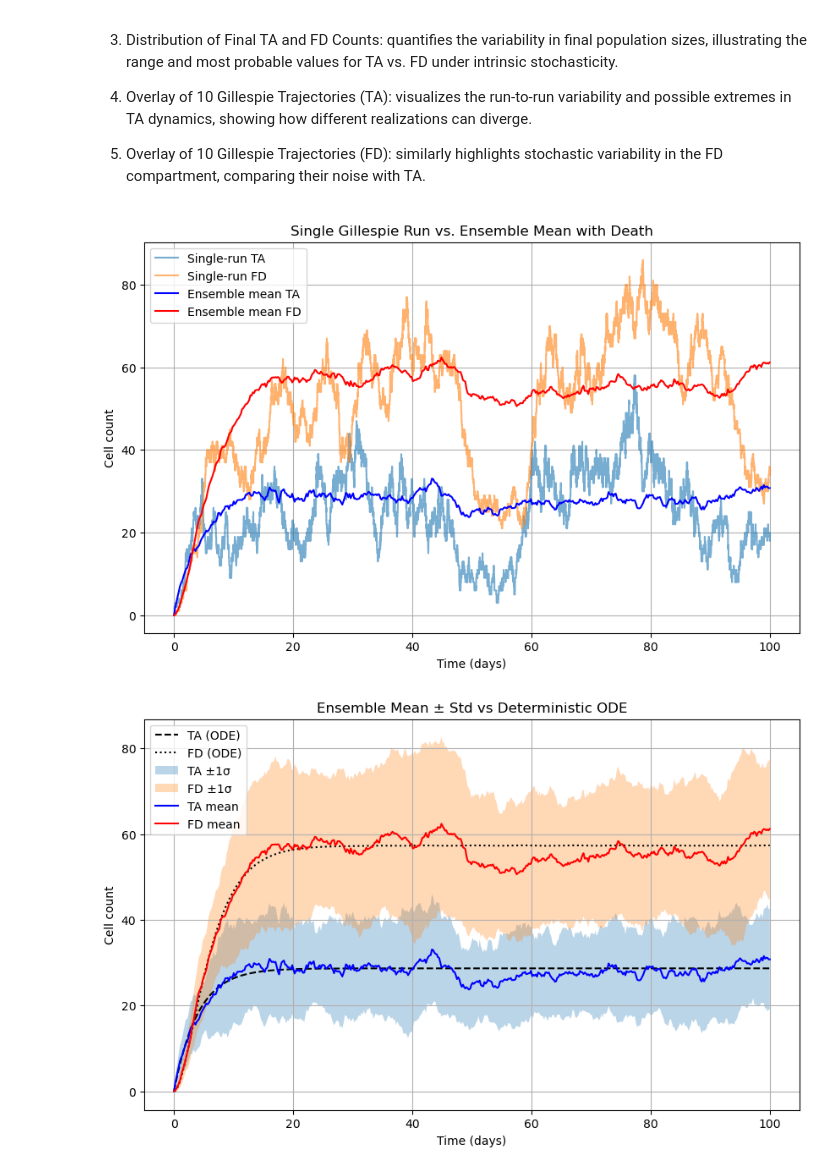
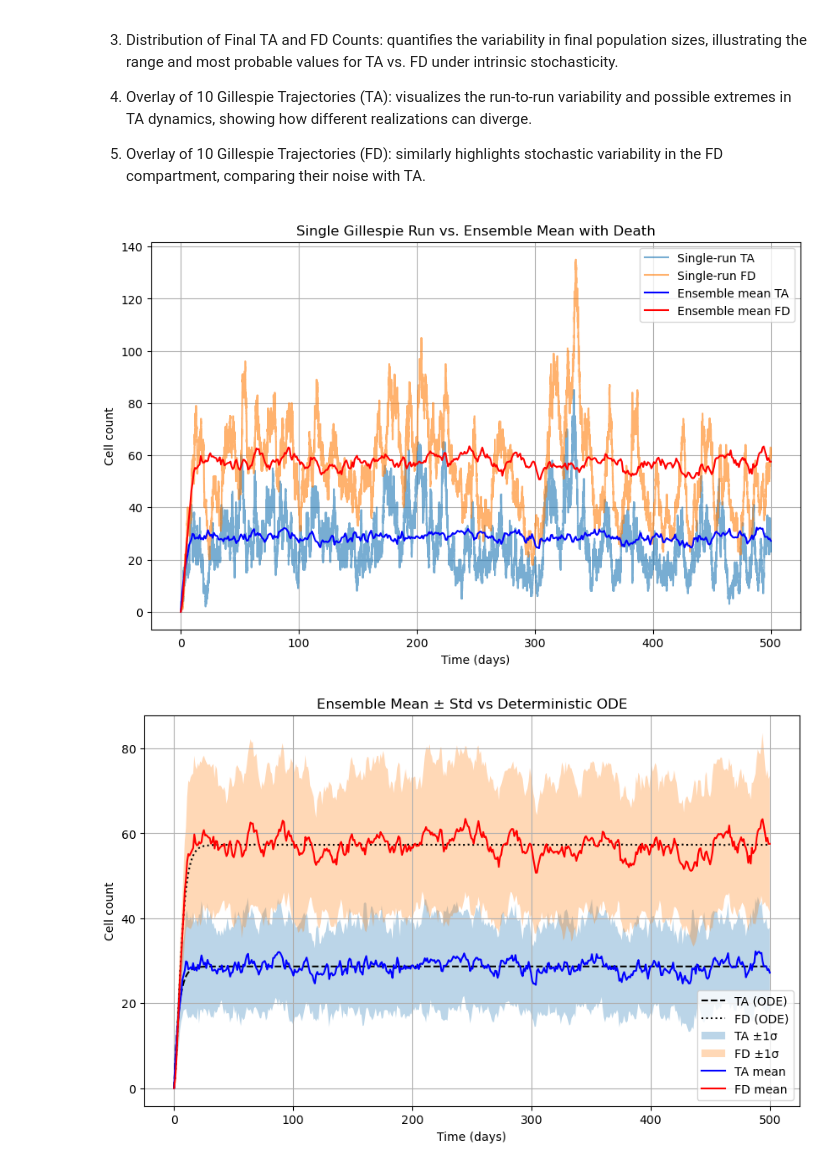
Before and after one commit to anjavogt/WAMM-Cancer-Modeling, a Jupyter notebook: Gillespie.ipynb, the cells around one changed output. Cells and saved outputs as stored; diff of their text form; code cells hidden in the pictures.

```diff
--- a/Gillespie.ipynb
+++ b/Gillespie.ipynb
@@ -298,7 +218,7 @@ def gillespie(Tmax):
     return np.array(times), np.array(TA_hist), np.array(FD_hist), t_abs
 
 # Simulation settings
-Tmax   = 2400    # hours (100 days)
+Tmax   = 12000    # hours (500 days)
 t_eval = np.linspace(0, Tmax, 500)
 n_sims = 50
 
@@ -323,35 +243,35 @@ sol_det = solve_ivp(ode_model, (0, Tmax), [0, 0], t_eval=t_eval)
 # 1) your original plots
 plt.figure(figsize=(10,6))
 # single-run overlay
 times, TA_hist, FD_hist, _ = gillespie(Tmax)
 plt.step(times/24, TA_hist, where='post', alpha=0.6, label='Single-run TA')
 plt.step(times/24, FD_hist, where='post', alpha=0.6, label='Single-run FD')
 # ensemble mean
 plt.plot(t_eval/24, TA_mean, 'b-', label='Ensemble mean TA')
 plt.plot(t_eval/24, FD_mean, 'r-', label='Ensemble mean FD')
 plt.xlabel('Time (days)')
 plt.ylabel('Cell count')
 plt.title('Single Gillespie Run vs. Ensemble Mean with Death')
 plt.legend()
 plt.grid(True)
 plt.show()
 
 plt.figure(figsize=(10,6))
 plt.plot(t_eval/24, sol_det.y[0], 'k--', label='TA (ODE)')
 plt.plot(t_eval/24, sol_det.y[1], 'k:',  label='FD (ODE)')
 plt.fill_between(t_eval/24, TA_mean-TA_std, TA_mean+TA_std, alpha=0.3, label='TA ±1σ')
 plt.fill_between(t_eval/24, FD_mean-FD_std, FD_mean+FD_std, alpha=0.3, label='FD ±1σ')
 plt.plot(t_eval/24, TA_mean, 'b', label='TA mean')
 plt.plot(t_eval/24, FD_mean, 'r', label='FD mean')
 plt.xlabel('Time (days)')
 plt.ylabel('Cell count')
 plt.title(f'Ensemble Mean ± Std vs Deterministic ODE')
 plt.legend()
 plt.grid(True)
 plt.show()
 # %% [output]
-[figure, old version]
+[figure, new version]
-[figure, old version]
+[figure, new version]
 # %%
 import numpy as np
 import matplotlib.pyplot as plt
```
Also changed, not shown: parts of 4 cells of this notebook.
